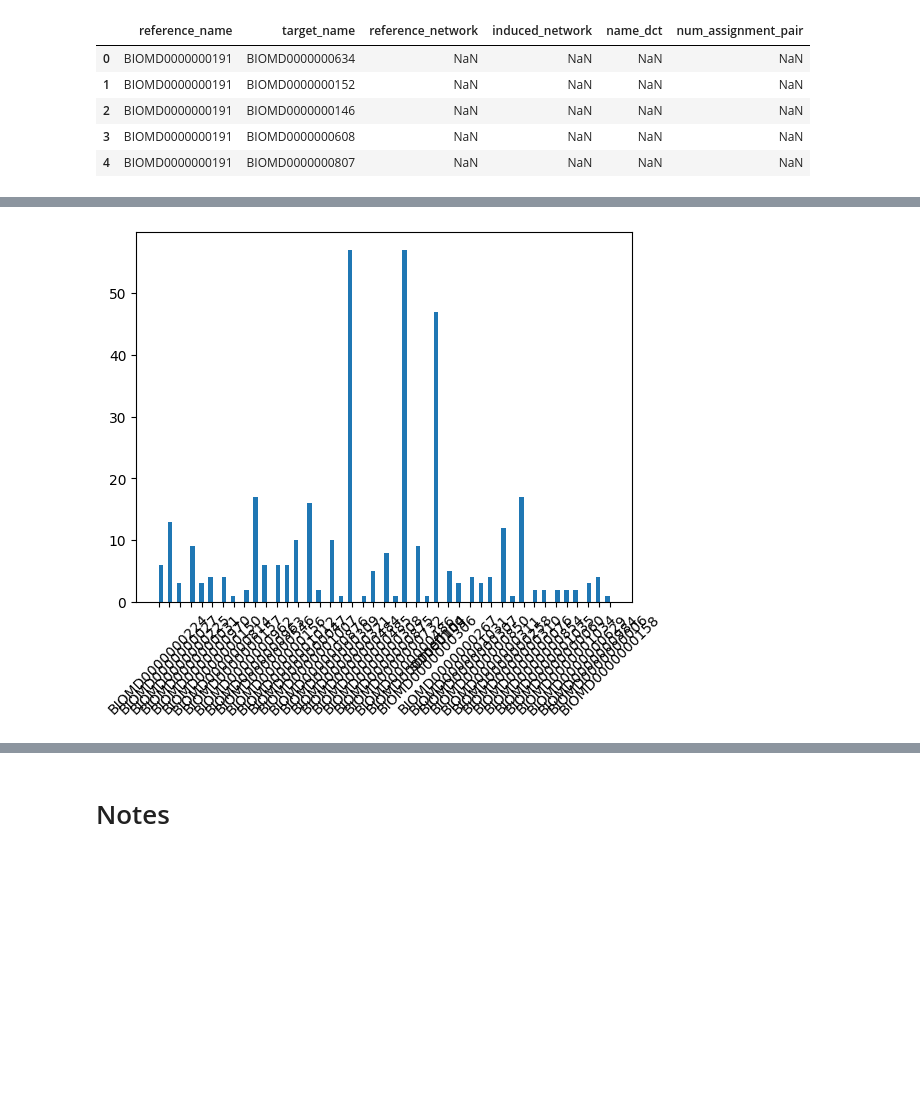
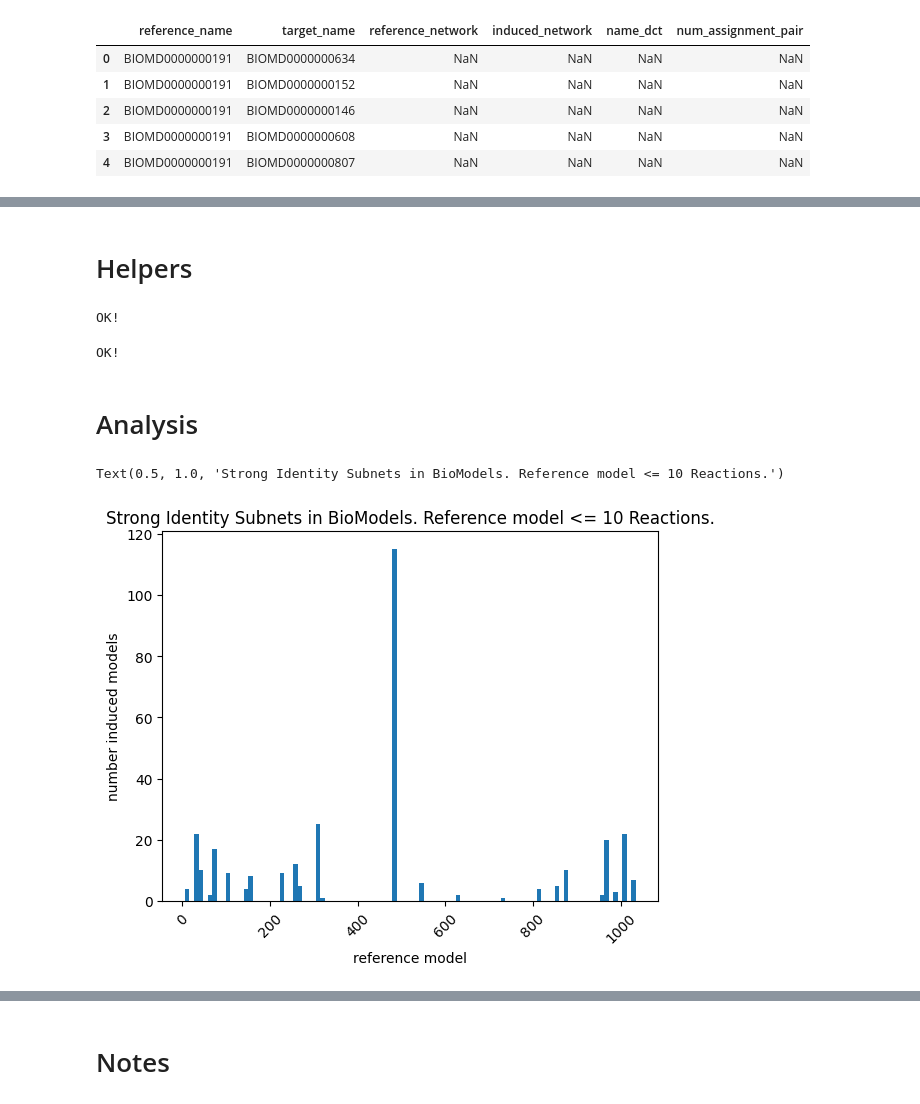
Before and after one commit to ModelEngineering/pySubnetSB, a Jupyter notebook: notebooks/analyze_biomodels_subnets.ipynb, the cells around one changed output, grey strips where cells are left out. Cells and saved outputs as stored; diff of their text form; code cells hidden in the pictures; blank space fills up the shorter version.

```diff
--- a/notebooks/analyze_biomodels_subnets.ipynb
+++ b/notebooks/analyze_biomodels_subnets.ipynb
@@ -42,9 +44,66 @@ SUBNET_DF.head()
 | 2 | 1205 | BIOMD0000000224 | BIOMD0000000056 | BIOMD0000000224: 4 species, 6 rea... | BIOMD0000000224_BIOMD0000000056: ... | {"species_names": {"CaI": "IEP", ... | ... |
 | 3 | 1326 | BIOMD0000000224 | BIOMD0000000704 | BIOMD0000000224: 4 species, 6 rea... | BIOMD0000000224_BIOMD0000000704: ... | {"species_names": {"CaI": "Chk1P"... | ... |
 | 4 | 1340 | BIOMD0000000224 | BIOMD0000000856 | BIOMD0000000224: 4 species, 6 rea... | BIOMD0000000224_BIOMD0000000856: ... | {"species_names": {"CaI": "SBFu",... | ... |
+# %% [markdown]
+# Helpers
+# %%
+def makeAntimony(model_name:str, is_reference:bool=True, is_roadrunner_loadable:bool=False):
+    """
+    Transforms the string in a "network" cell into an antimony model
+    """
+    if is_reference:
+        name_col = 'reference_name'
+        network_col = 'reference_network'
+    else:
+        name_col = 'target_name'
+        network_col = 'induced_network'
+    models =  SUBNET_DF[SUBNET_DF[name_col] == model_name][network_col].values
+    if len(models) == 0:
+        return None
+    model = models[0]
+    if is_roadrunner_loadable:
+        pos = model.index('tions\n')
+        model = model[pos+7:]
+        model = model.replace('\n', ';1\n')
+        model += ";1;"
+    return model
+
+# TESTS
+model = makeAntimony('BIOMD0000000224', is_roadrunner_loadable=True)
+rr = te.loada(model)
+model = makeAntimony('BIOMD0000000030')
+assert(model is None)
+print("OK!")
+# %% [output]
+OK!
+# %%
+def extractBiomodelNum(stg:str)->int:
+    """
+    Extracts the number from the biomodels name.
+    """
+    substg = stg[5:]
+    pos = np.min([n if c != '0' else 1000 for n, c in enumerate(substg)])
+    result = int(substg[pos:])
+    return result
+
+# TESTS
+num = extractBiomodelNum('BIOMD0000000030')
+assert(num == 30)
+num = extractBiomodelNum('BIOMD0000002030')
+assert(num == 2030)
+print("OK!")
+# %% [output]
+OK!
+# %% [markdown]
+# Analysis
 # %%
 # Number of targets
-_ = plt.hist(SUBNET_DF['reference_name'], bins=100)
+xvals = [extractBiomodelNum(s) for s in SUBNET_DF['reference_name']]
+_ = plt.hist(xvals, bins=100)
 _ = plt.xticks(rotation=45)
+plt.xlabel('reference model')
+plt.ylabel('number induced models')
+plt.title('Strong Identity Subnets in BioModels. Reference model <= 10 Reactions.')
 # %% [output]
+Text(0.5, 1.0, 'Strong Identity Subnets in BioModels. Reference model <= 10 Reactions.')
-[figure, old version]
+[figure, new version]
```
Also changed, not shown: parts of 6 cells of this notebook, 4 other files.
